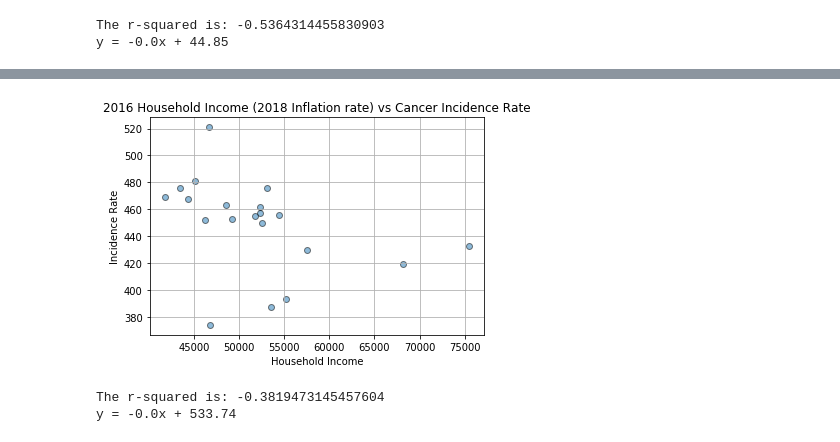
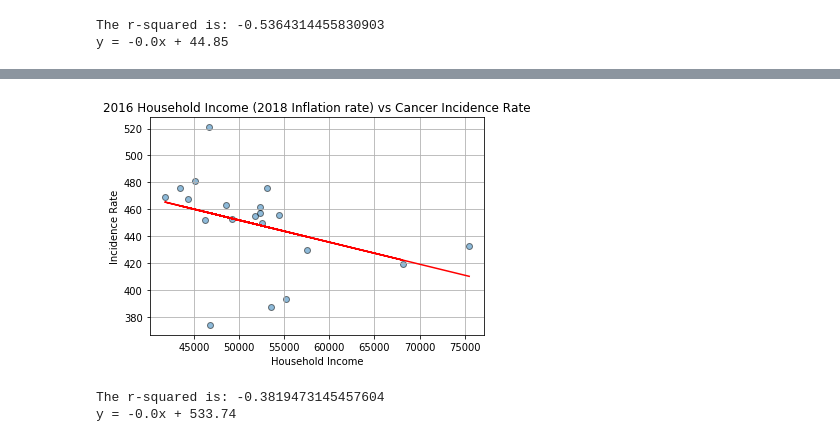
Before and after one commit to settinge/Cancer-and-Nonbiological-Variables, a Jupyter notebook: Income Regression.ipynb, the cells around one changed output, grey strips where cells are left out. Saved outputs shown, nothing was run; the diff lists cells and outputs as text; code cells hidden in the pictures.

```diff
--- a/Income Regression.ipynb
+++ b/Income Regression.ipynb
@@ -197,24 +187,24 @@ bottom_pearson
 # %%
 bottom_household_income = bottom_income["Household Income"]
 bottom_incidencerate = bottom_income["Incidence Rate"]
 bottom_deathrate = bottom_income["Death Rate"]
 bottom_hundred = bottom_income["Cancer Death_per_hundred_cancer_patient"]
 
 plt.scatter(bottom_household_income, bottom_incidencerate, edgecolors="black", alpha=.5)
 plt.title("2016 Household Income (2018 Inflation rate) vs Cancer Incidence Rate")
 plt.xlabel("Household Income")
 plt.ylabel("Incidence Rate")
 plt.grid()
 (slope, intercept, rvalue, pvalue, stderr) = linregress(bottom_household_income, bottom_incidencerate)
-tempregress_values = bottom_household_income*slope + intercept
+regress_values = bottom_household_income*slope + intercept
 templine_eq = "y =" + str(round(slope,2)) + "x=" + str(round(intercept, 2))
-
+plt.plot(bottom_household_income, regress_values, "r-")
 plt.savefig("bottom_income_vs_bottom_incidencerate.jpg")
 plt.show()
 print(f"The r-squared is: {rvalue}")
 print( "y = " + str(round(slope,2)) + "x + " + str(round(intercept,2)))
 # %% [output]
-[figure, old version]
+[figure, new version]
 The r-squared is: -0.3819473145457604
 y = -0.0x + 533.74
 # %%
```
Also changed, not shown: parts of 3 cells of this notebook, 1 other file.
